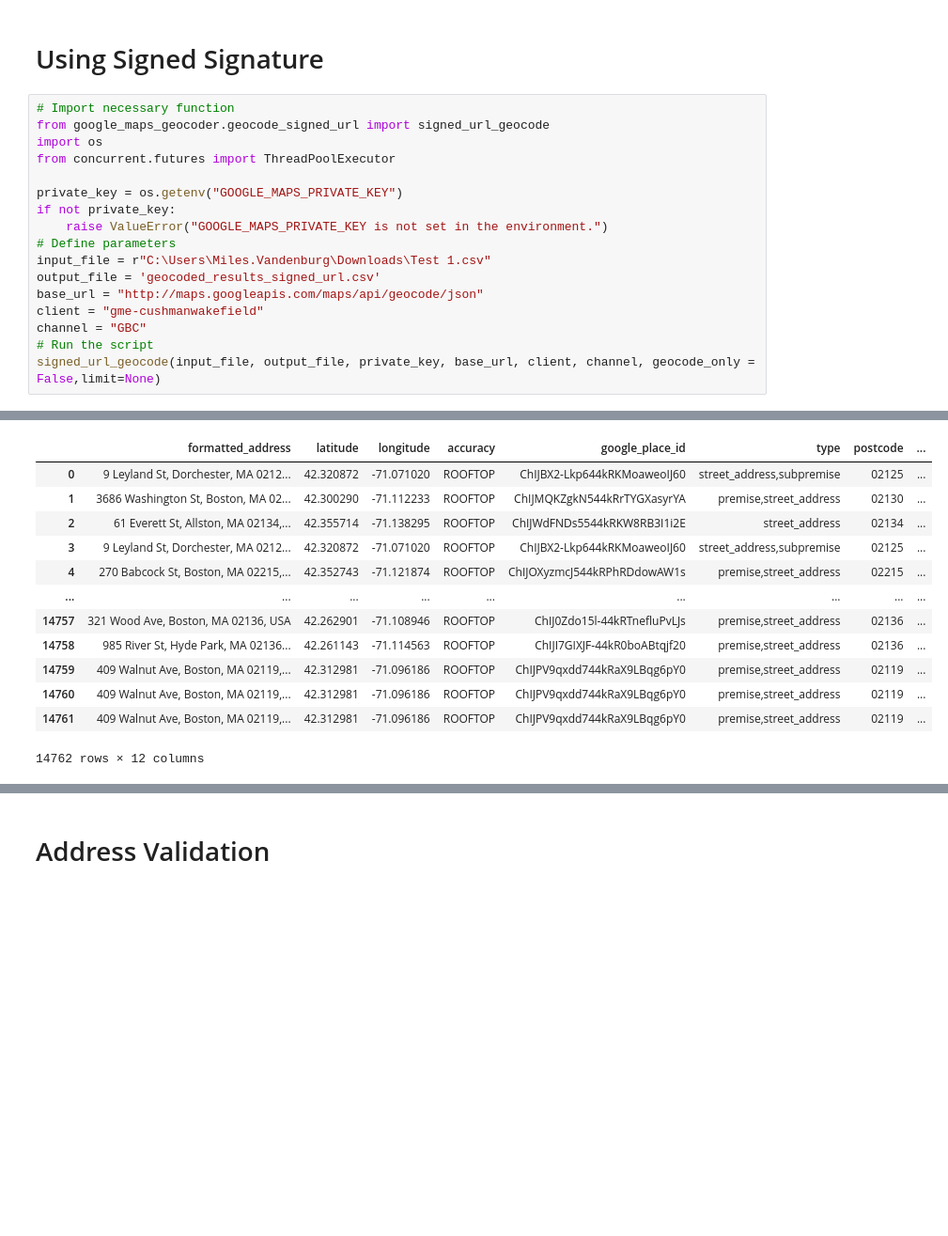
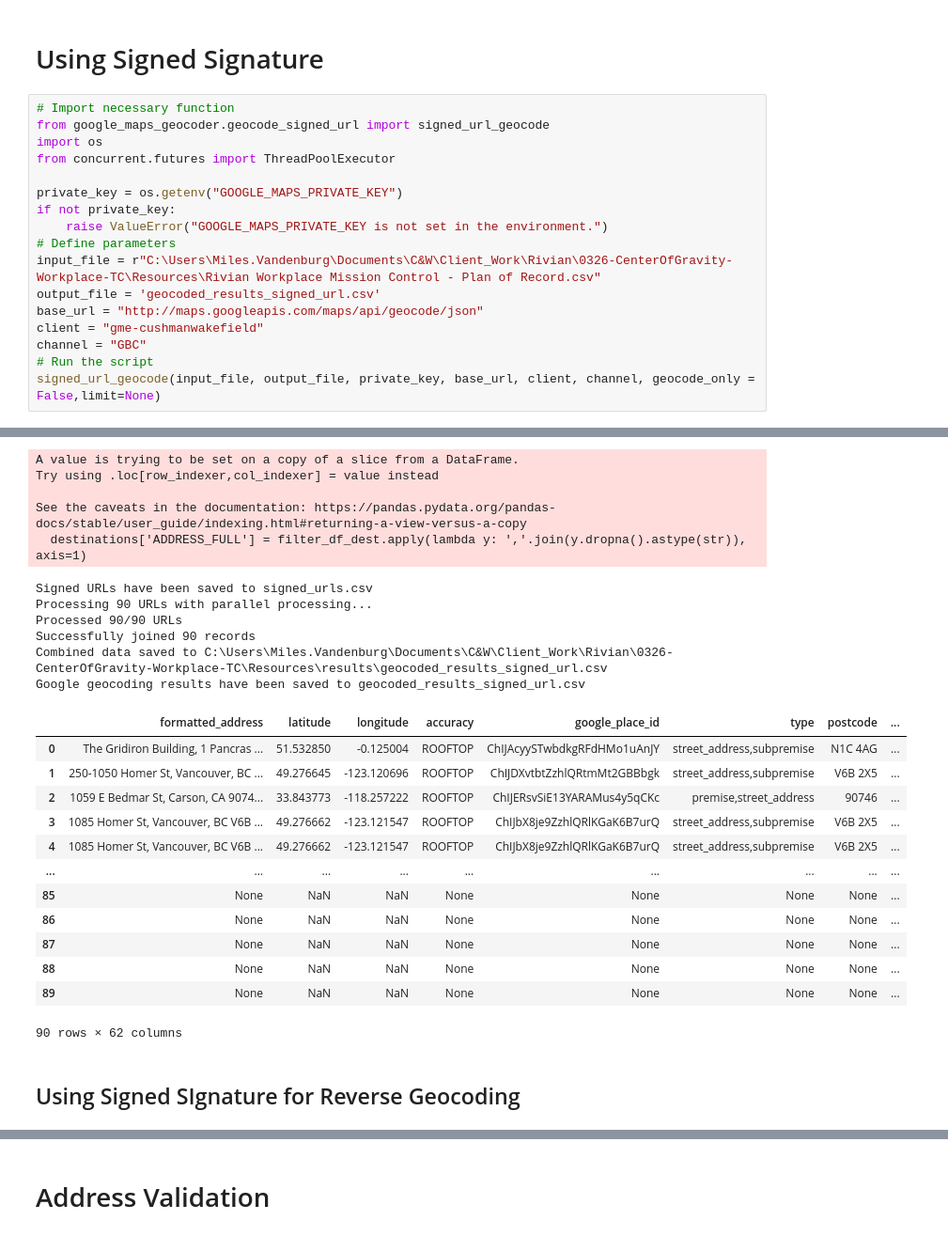
Before and after one commit to MVanDenburg92/Google_Maps_Geocoder, a Jupyter notebook: Examples/Google_Maps_Geocoder_Test.ipynb, the cells around one changed output, grey strips where cells are left out. Shown at 94% size. Cells and saved outputs as stored; diff of their text form; blank space fills up the shorter version.

```diff
--- a/Examples/Google_Maps_Geocoder_Test.ipynb
+++ b/Examples/Google_Maps_Geocoder_Test.ipynb
@@ -56,7 +37,7 @@ private_key = os.getenv("GOOGLE_MAPS_PRIVATE_KEY")
 if not private_key:
     raise ValueError("GOOGLE_MAPS_PRIVATE_KEY is not set in the environment.")
 # Define parameters
-input_file = r"C:\Users\Miles.Vandenburg\Downloads\Test 1.csv"
+input_file = r"C:\Users\Miles.Vandenburg\Documents\C&W\Client_Work\Rivian\0326-CenterOfGravity-Workplace-TC\Resources\Rivian Workplace Mission Control - Plan of Record.csv"
 output_file = 'geocoded_results_signed_url.csv'
 base_url = "http://maps.googleapis.com/maps/api/geocode/json"
 client = "gme-cushmanwakefield"
@@ -84,13 +65,26 @@ Google geocoding results have been saved to geocoded_results_signed_url.csv
+A value is trying to be set on a copy of a slice from a DataFrame.
+Try using .loc[row_indexer,col_indexer] = value instead
+
+See the caveats in the documentation: https://pandas.pydata.org/pandas-docs/stable/user_guide/indexing.html#returning-a-view-versus-a-copy
+  destinations['ADDRESS_FULL'] = filter_df_dest.apply(lambda y: ','.join(y.dropna().astype(str)), axis=1)
+Signed URLs have been saved to signed_urls.csv
+Processing 90 URLs with parallel processing...
+Processed 90/90 URLs
+Successfully joined 90 records
+Combined data saved to C:\Users\Miles.Vandenburg\Documents\C&W\Client_Work\Rivian\0326-CenterOfGravity-Workplace-TC\Resources\results\geocoded_results_signed_url.csv
+Google geocoding results have been saved to geocoded_results_signed_url.csv
 |  | formatted_address | latitude | longitude | accuracy | google_place_id | type | postcode | ... |
-| 0 | 9 Leyland St, Dorchester, MA 0212... | 42.320872 | -71.071020 | ROOFTOP | ChIJBX2-Lkp644kRKMoaweoIJ60 | street_address,subpremise | 02125 | ... |
-| 1 | 3686 Washington St, Boston, MA 02... | 42.300290 | -71.112233 | ROOFTOP | ChIJMQKZgkN544kRrTYGXasyrYA | premise,street_address | 02130 | ... |
-| 2 | 61 Everett St, Allston, MA 02134,... | 42.355714 | -71.138295 | ROOFTOP | ChIJWdFNDs5544kRKW8RB3I1i2E | street_address | 02134 | ... |
-| 3 | 9 Leyland St, Dorchester, MA 0212... | 42.320872 | -71.071020 | ROOFTOP | ChIJBX2-Lkp644kRKMoaweoIJ60 | street_address,subpremise | 02125 | ... |
-| 4 | 270 Babcock St, Boston, MA 02215,... | 42.352743 | -71.121874 | ROOFTOP | ChIJOXyzmcJ544kRPhRDdowAW1s | premise,street_address | 02215 | ... |
+| 0 | The Gridiron Building, 1 Pancras ... | 51.532850 | -0.125004 | ROOFTOP | ChIJAcyySTwbdkgRFdHMo1uAnJY | street_address,subpremise | N1C 4AG | ... |
+| 1 | 250-1050 Homer St, Vancouver, BC ... | 49.276645 | -123.120696 | ROOFTOP | ChIJDXvtbtZzhlQRtmMt2GBBbgk | street_address,subpremise | V6B 2X5 | ... |
+| 2 | 1059 E Bedmar St, Carson, CA 9074... | 33.843773 | -118.257222 | ROOFTOP | ChIJERsvSiE13YARAMus4y5qCKc | premise,street_address | 90746 | ... |
+| 3 | 1085 Homer St, Vancouver, BC V6B ... | 49.276662 | -123.121547 | ROOFTOP | ChIJbX8je9ZzhlQRlKGaK6B7urQ | street_address,subpremise | V6B 2X5 | ... |
+| 4 | 1085 Homer St, Vancouver, BC V6B ... | 49.276662 | -123.121547 | ROOFTOP | ChIJbX8je9ZzhlQRlKGaK6B7urQ | street_address,subpremise | V6B 2X5 | ... |
 | ... | ... | ... | ... | ... | ... | ... | ... | ... |
-| 14757 | 321 Wood Ave, Boston, MA 02136, USA | 42.262901 | -71.108946 | ROOFTOP | ChIJ0Zdo15l-44kRTnefluPvLJs | premise,street_address | 02136 | ... |
-| 14758 | 985 River St, Hyde Park, MA 02136... | 42.261143 | -71.114563 | ROOFTOP | ChIJI7GIXJF-44kR0boABtqjf20 | premise,street_address | 02136 | ... |
-| 14759 | 409 Walnut Ave, Boston, MA 02119,... | 42.312981 | -71.096186 | ROOFTOP | ChIJPV9qxdd744kRaX9LBqg6pY0 | premise,street_address | 02119 | ... |
-| 14760 | 409 Walnut Ave, Boston, MA 02119,... | 42.312981 | -71.096186 | ROOFTOP | ChIJPV9qxdd744kRaX9LBqg6pY0 | premise,street_address | 02119 | ... |
-| 14761 | 409 Walnut Ave, Boston, MA 02119,... | 42.312981 | -71.096186 | ROOFTOP | ChIJPV9qxdd744kRaX9LBqg6pY0 | premise,street_address | 02119 | ... |
+| 85 | None | NaN | NaN | None | None | None | None | ... |
+| 86 | None | NaN | NaN | None | None | None | None | ... |
+| 87 | None | NaN | NaN | None | None | None | None | ... |
+| 88 | None | NaN | NaN | None | None | None | None | ... |
+| 89 | None | NaN | NaN | None | None | None | None | ... |
-14762 rows × 12 columns
+90 rows × 62 columns
+# %% [markdown]
+## Using Signed SIgnature for Reverse Geocoding
```
Also changed, not shown: parts of 4 cells of this notebook, 6 other files.
